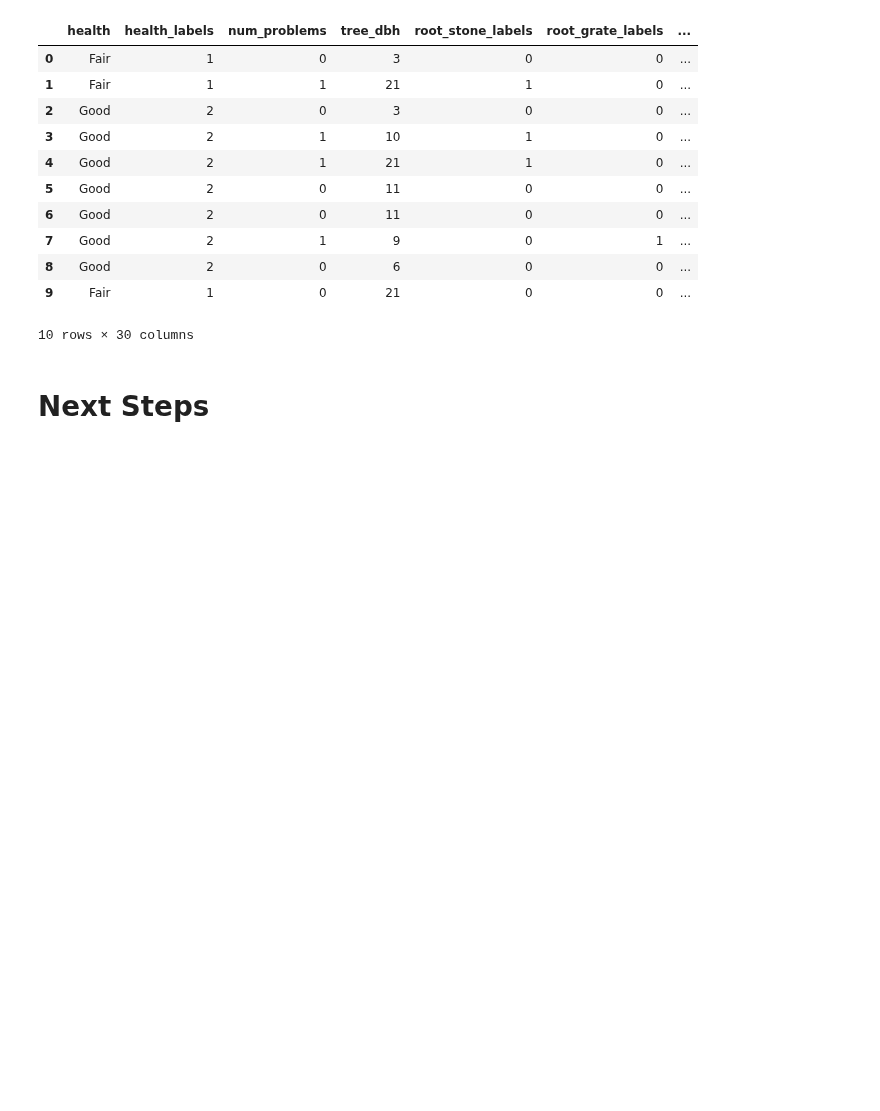
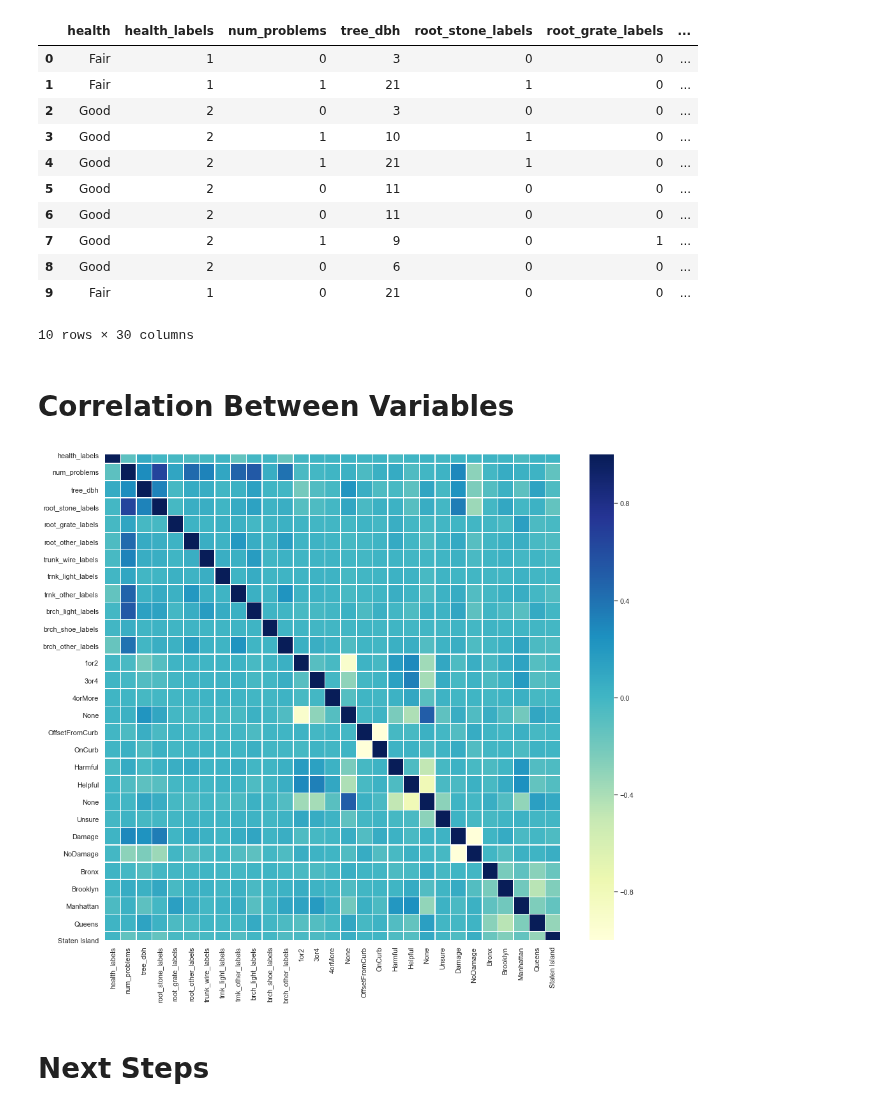
Before and after one commit to annasophiat/tree-health-census, a Jupyter notebook: tree_census_statistical_analysis.ipynb, the cells around one changed output. Drawn from its saved outputs; the diff is of its cells as text; code cells hidden in the pictures; blank space fills up the shorter version.

```diff
--- a/tree_census_statistical_analysis.ipynb
+++ b/tree_census_statistical_analysis.ipynb
@@ -726,3 +726,5 @@ tree_encode.head(10)
 | 8 | Good | 2 | 0 | 6 | 0 | 0 | ... |
 | 9 | Fair | 1 | 0 | 21 | 0 | 0 | ... |
 10 rows × 30 columns
+# %% [markdown]
+# Correlation Between Variables
@@ -729,3 +734,11 @@ tree_encode.head(10)
+# %%
+tree_corr = tree_encode.drop(columns='health')
+
+plt.figure(figsize=(16,14))
+sns.heatmap(tree_corr.corr(), center=0, cmap="YlGnBu", linewidths=.5)
+plt.show()
+# %% [output]
+[figure, added]
 # %% [markdown]
 # Next Steps
 # %%
```
Also changed, not shown: parts of 23 cells of this notebook.
